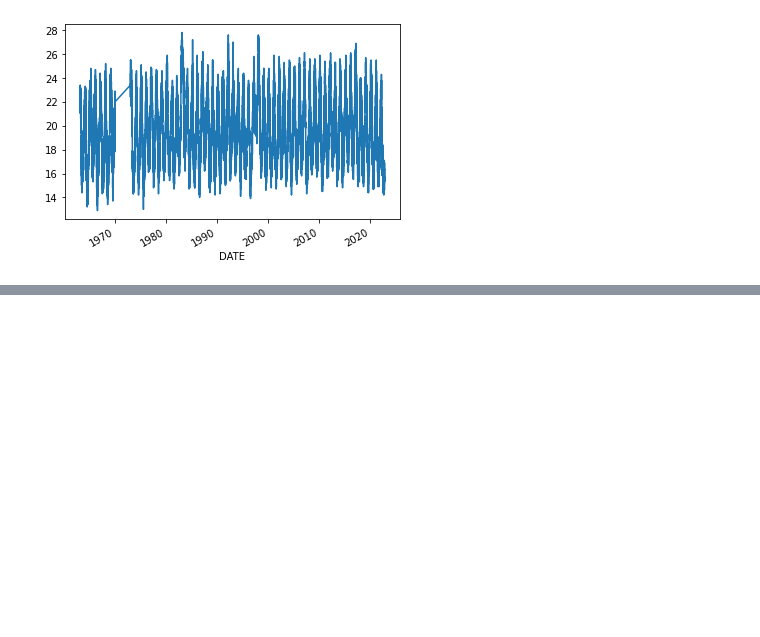
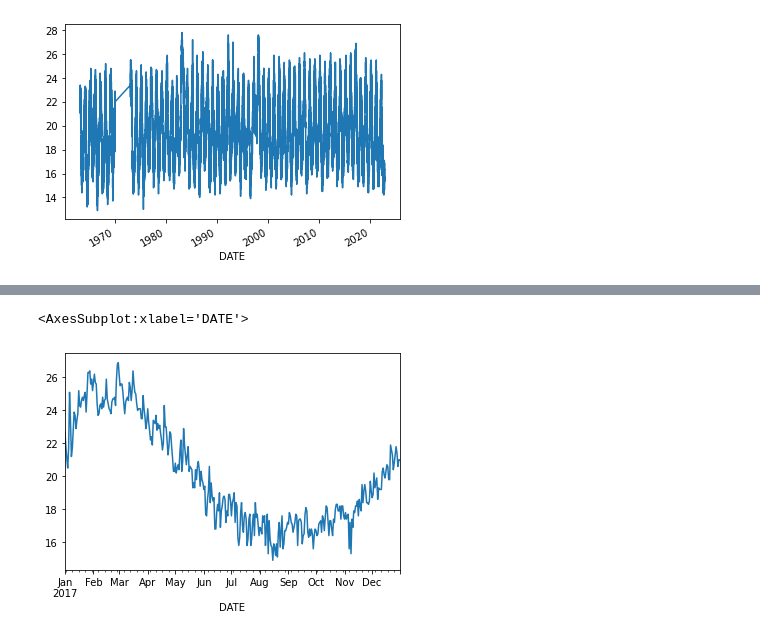
Before and after one commit to cryohydromettools/python_climatologia, a Jupyter notebook: book/dia3/02.Procesamiento_series_tiempo.ipynb, the cells around one changed output, grey strips where cells are left out. Saved outputs shown, nothing was run; the diff lists cells and outputs as text; code cells hidden in the pictures; blank space fills up the shorter version.

```diff
--- a/book/dia3/02.Procesamiento_series_tiempo.ipynb
+++ b/book/dia3/02.Procesamiento_series_tiempo.ipynb
@@ -93,0 +99,3 @@ data['TAVG'].plot()
+# %%
+data2017 = data.loc['2017']
+data2017
@@ -93,0 +117,5 @@ data['TAVG'].plot()
+# %%
+data2017['TAVG'].plot()
+# %% [output]
+<AxesSubplot:xlabel='DATE'>
+[figure, added]
```
Also changed, not shown: parts of 20 cells of this notebook, 2 other files.
